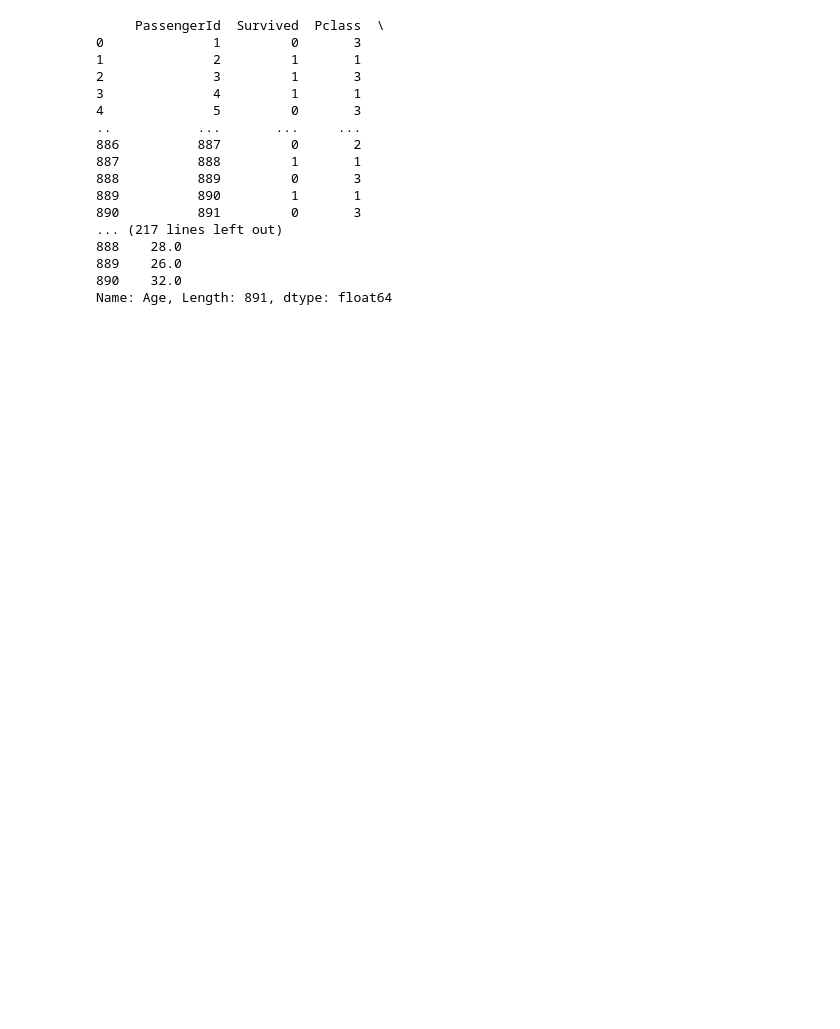
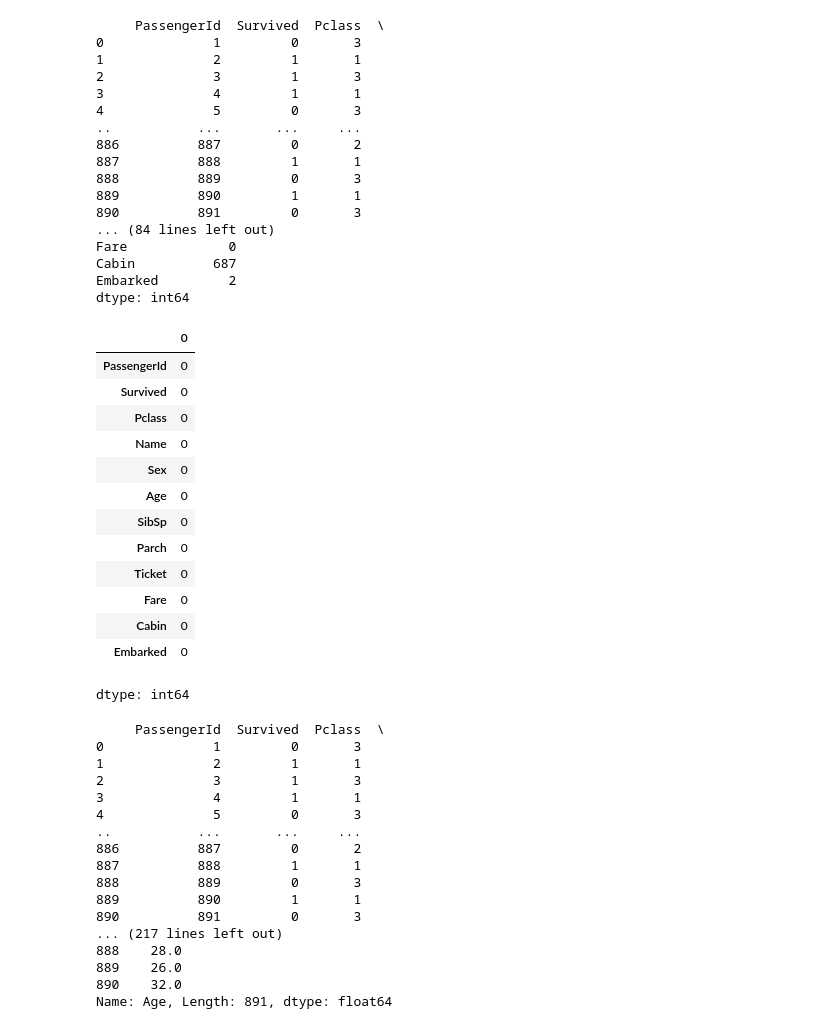
Before and after one commit to jyothikad/jyothika, a Jupyter notebook: exp8.ipynb, the cells around one changed output. Saved outputs shown, nothing was run; the diff lists cells and outputs as text; code cells hidden in the pictures; blank space fills up the shorter version.

```diff
--- a/exp8.ipynb
+++ b/exp8.ipynb
@@ -1,3 +1,47 @@
 # %% [markdown]
 <a href="https://colab.research.google.com/github/jyothikad/jyothika/blob/main/exp8.ipynb" target="_parent"><img src="https://colab.research.google.com/assets/colab-badge.svg" alt="Open In Colab"/></a>
+# %%
+import pandas as pd
+import missingno as msno
+%matplotlib inline
+#importingtherequireddataset
+titanic_df=pd.read_csv('/content/titanic.csv',encoding='latin/')
+print(titanic_df)
+print(titanic_df.info())
+print(titanic_df.isnull())
+print(titanic_df.isnull().sum())
+df=titanic_df.dropna(axis=0)
+df.isnull().sum()
+# %% [output]
+     PassengerId  Survived  Pclass  \
+0              1         0       3
+1              2         1       1
+2              3         1       3
+3              4         1       1
+4              5         0       3
+..           ...       ...     ...
+886          887         0       2
+887          888         1       1
+888          889         0       3
+889          890         1       1
+890          891         0       3
+... (84 lines left out)
+Fare             0
+Cabin          687
+Embarked         2
+dtype: int64
+|  | 0 |
+| PassengerId | 0 |
+| Survived | 0 |
+| Pclass | 0 |
+| Name | 0 |
+| Sex | 0 |
+| Age | 0 |
+| SibSp | 0 |
+| Parch | 0 |
+| Ticket | 0 |
+| Fare | 0 |
+| Cabin | 0 |
+| Embarked | 0 |
+dtype: int64
 # %%
```
Also changed, not shown: parts of 1 cell of this notebook.
